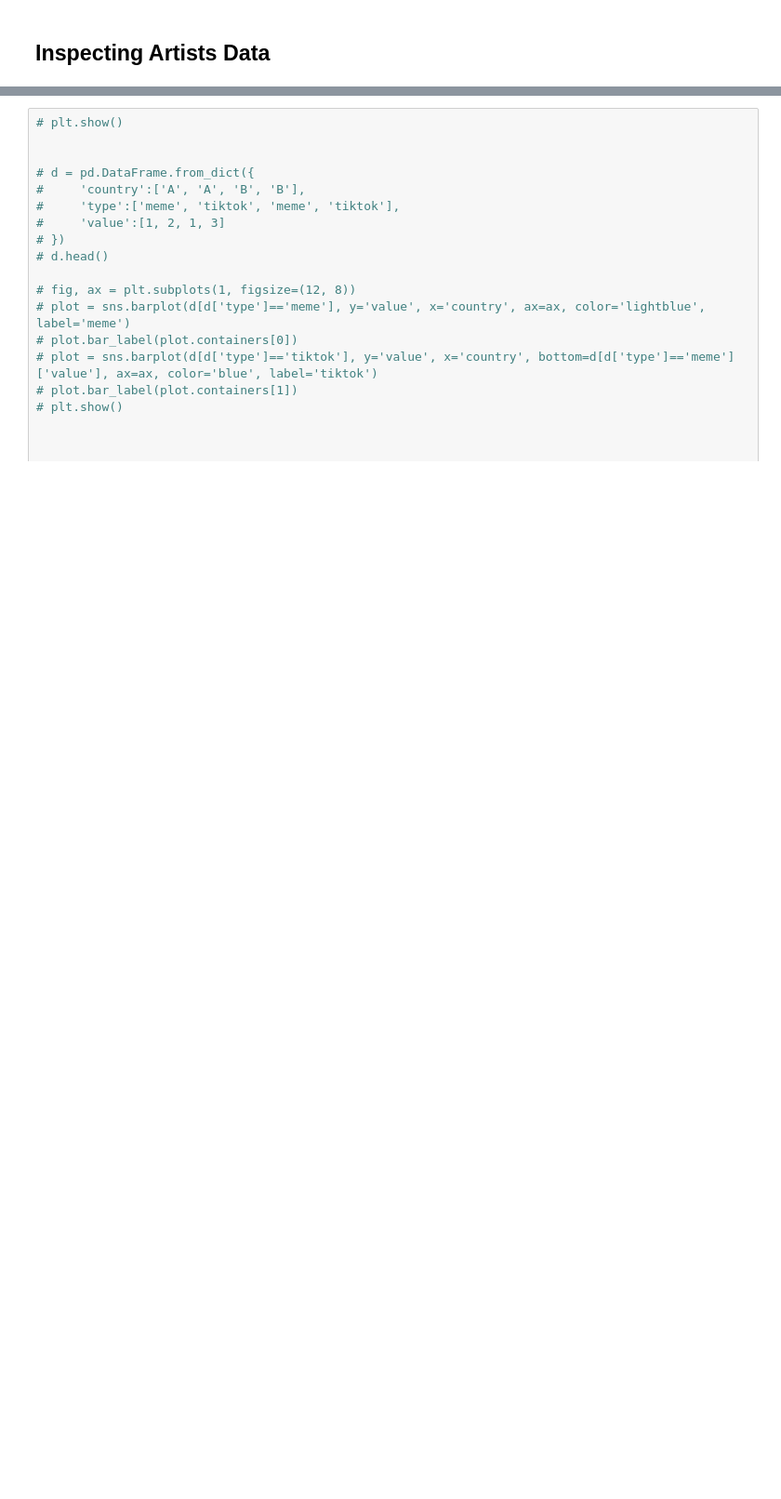
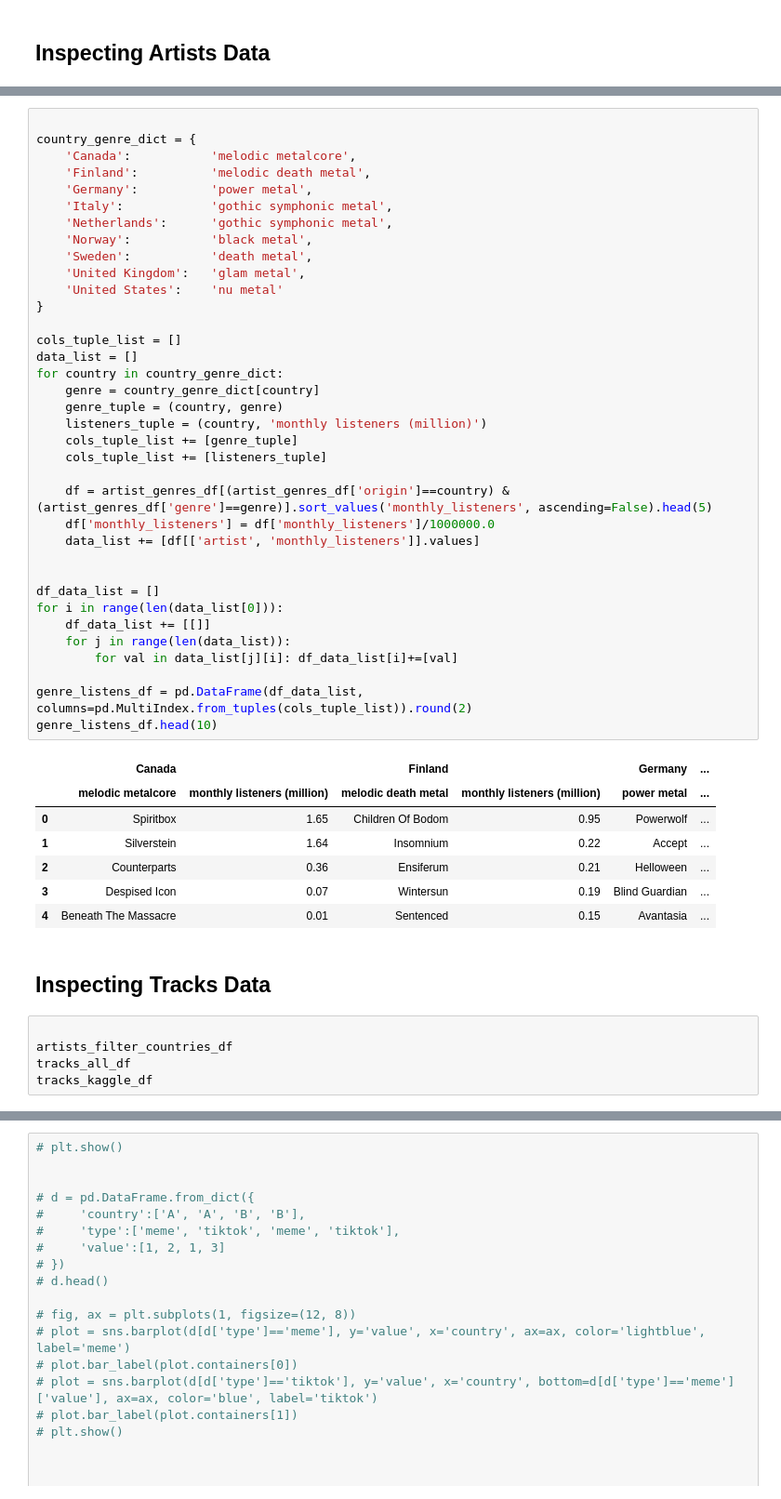
Before and after one commit to cjcdwburger/UOL_DSM020_CW2, a Jupyter notebook: CW2.ipynb, the cells around one changed output, grey strips where cells are left out. Shown at 93% size. Saved outputs shown, nothing was run; the diff lists cells and outputs as text; blank space fills up the shorter version.

```diff
--- a/CW2.ipynb
+++ b/CW2.ipynb
@@ -2335,0 +2327,52 @@ plt.show()
+# %%
+
+country_genre_dict = {
+    'Canada':           'melodic metalcore',
+    'Finland':          'melodic death metal',
+    'Germany':          'power metal',
+    'Italy':            'gothic symphonic metal',
+    'Netherlands':      'gothic symphonic metal',
+    'Norway':           'black metal',
+    'Sweden':           'death metal',
+    'United Kingdom':   'glam metal',
+    'United States':    'nu metal'
+}
+
+cols_tuple_list = []
+data_list = []
+for country in country_genre_dict:
+    genre = country_genre_dict[country]
+    genre_tuple = (country, genre)
+    listeners_tuple = (country, 'monthly listeners (million)')
+    cols_tuple_list += [genre_tuple]
+    cols_tuple_list += [listeners_tuple]
+
+    df = artist_genres_df[(artist_genres_df['origin']==country) & (artist_genres_df['genre']==genre)].sort_values('monthly_listeners', ascending=False).head(5)
+    df['monthly_listeners'] = df['monthly_listeners']/1000000.0
+    data_list += [df[['artist', 'monthly_listeners']].values]
+
+
+df_data_list = []
+for i in range(len(data_list[0])):
+    df_data_list += [[]]
+    for j in range(len(data_list)):
+        for val in data_list[j][i]: df_data_list[i]+=[val]
+
+genre_listens_df = pd.DataFrame(df_data_list, columns=pd.MultiIndex.from_tuples(cols_tuple_list)).round(2)
+genre_listens_df.head(10)
+# %% [output]
+|  | Canada |  | Finland |  | Germany | ... |
+|  | melodic metalcore | monthly listeners (million) | melodic death metal | monthly listeners (million) | power metal | ... |
+| 0 | Spiritbox | 1.65 | Children Of Bodom | 0.95 | Powerwolf | ... |
+| 1 | Silverstein | 1.64 | Insomnium | 0.22 | Accept | ... |
+| 2 | Counterparts | 0.36 | Ensiferum | 0.21 | Helloween | ... |
+| 3 | Despised Icon | 0.07 | Wintersun | 0.19 | Blind Guardian | ... |
+| 4 | Beneath The Massacre | 0.01 | Sentenced | 0.15 | Avantasia | ... |
+# %% [markdown]
+
+## Inspecting Tracks Data
+# %%
+
+artists_filter_countries_df
+tracks_all_df
+tracks_kaggle_df
```
Also changed, not shown: parts of 13 cells of this notebook.
